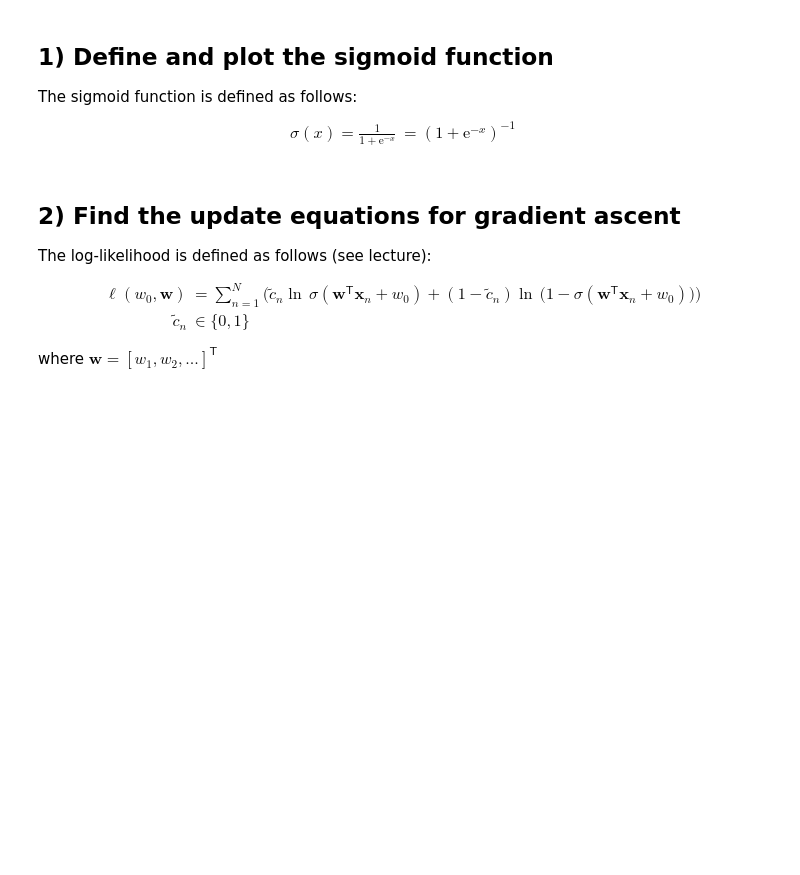
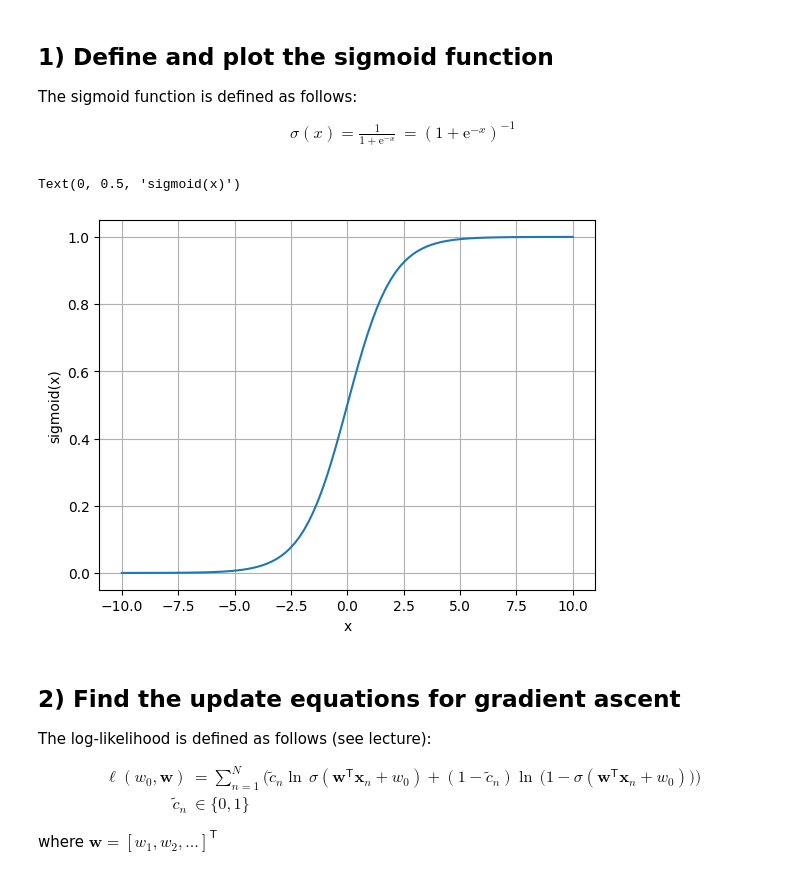
Before and after one commit to dns1403/Numerik-Seminar-Vortrag-Code, a Jupyter notebook: SaML/p1_template.ipynb, the cells around one changed output. Cells and saved outputs as stored; diff of their text form; code cells hidden in the pictures; blank space fills up the shorter version.

```diff
--- a/SaML/p1_template.ipynb
+++ b/SaML/p1_template.ipynb
@@ -73,12 +97,15 @@ The sigmoid function is defined as follows:
 \end{align}
 # %%
 def sigmoid(x):
-    return ???
+    return (1 + np.exp(-x))**(-1)
 
 x = np.linspace(-10, 10, num=100)
 plt.plot(x, sigmoid(x))
 plt.xlabel('x')
 plt.ylabel('sigmoid(x)')
+# %% [output]
+Text(0, 0.5, 'sigmoid(x)')
+[figure, added]
 # %% [markdown]
 ## 2) Find the update equations for gradient ascent
 
```
Also changed, not shown: parts of 6 cells of this notebook.
